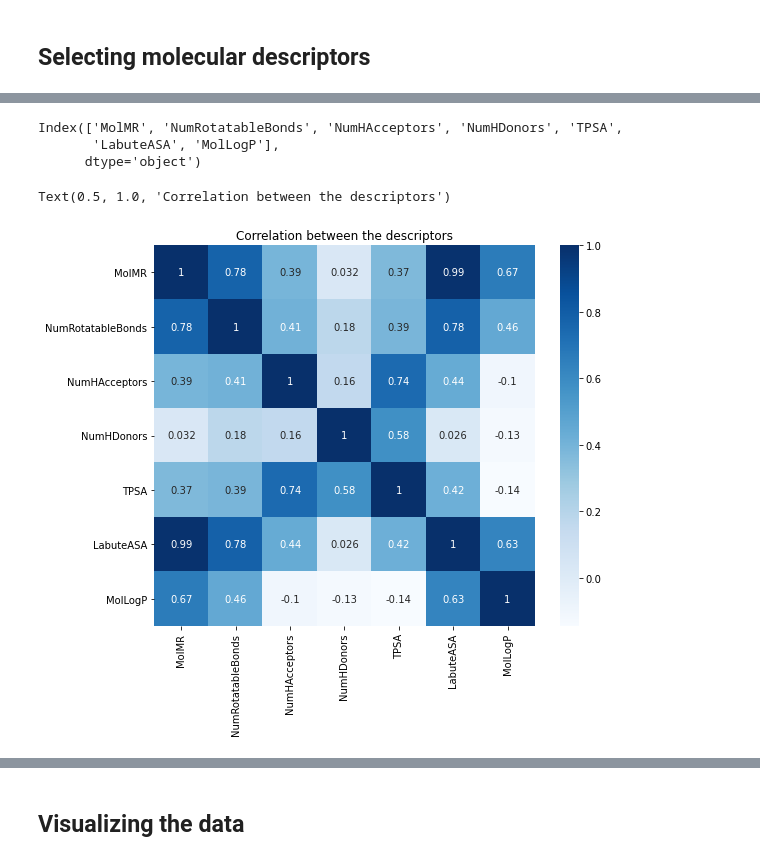
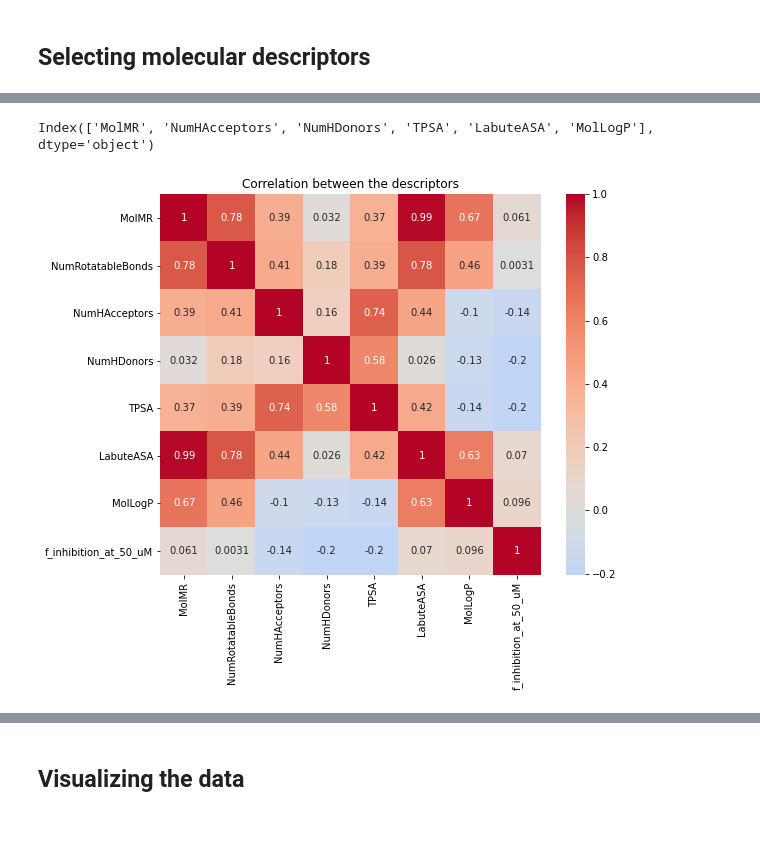
Before and after one commit to caiocrocha/SarsCov2Classifier, a Jupyter notebook: ML.ipynb, the cells around one changed output, grey strips where cells are left out. Cells and saved outputs as stored; diff of their text form; code cells hidden in the pictures; blank space fills up the shorter version.

```diff
--- a/ML.ipynb
+++ b/ML.ipynb
@@ -218,0 +222,15 @@ data.head()
+# %%
+from sklearn.linear_model import LassoCV
+
+reg = LassoCV()
+reg.fit(X, y)
+print("Best alpha using built-in LassoCV: %f" % reg.alpha_)
+print("Best score using built-in LassoCV: %f" % reg.score(X,y))
+
+coef = pd.Series(reg.coef_, index = X.columns)
+print("Lasso picked " + str(sum(coef != 0)) + " variables and eliminated the other " +  str(sum(coef == 0)) + " variables")
+
+imp_coef = coef.sort_values()
+plt.rcParams['figure.figsize'] = (8.0, 10.0)
+imp_coef.plot(kind = "barh")
+plt.title("Feature importance using Lasso Model")
@@ -219,25 +243,23 @@ data.head()
 # %%
 from sklearn.feature_selection import VarianceThreshold
+from sklearn.preprocessing import MinMaxScaler
 
-y = data['f_activity']
-X = data[descriptors_list]
-
-var = VarianceThreshold(threshold=0.3)
-var = var.fit(X, y)
+var = VarianceThreshold(threshold=0.02)
+X_transformed = MinMaxScaler().fit_transform(X)
+var = var.fit(X_transformed, y)
 
 # Select features with a high variance
 cols = var.get_support(indices=True)
 selected = X.columns[cols]
 selected
 # %% [output]
-Index(['MolMR', 'NumRotatableBonds', 'NumHAcceptors', 'NumHDonors', 'TPSA',
-       'LabuteASA', 'MolLogP'],
-      dtype='object')
+Index(['MolMR', 'NumHAcceptors', 'NumHDonors', 'TPSA', 'LabuteASA', 'MolLogP'], dtype='object')
 # %%
 plt.figure(figsize=(9,7))
-cor = X.corr()
-sns.heatmap(cor, annot=True, cmap='Blues', square=True)
+X = pd.merge(data[['CID'] + descriptors_list], activity[['CID','f_inhibition_at_50_uM']], on='CID')
+cor = X.corr(method='pearson')
+sns.heatmap(cor, annot=True, cmap='coolwarm', center=0, square=True)
 plt.title('Correlation between the descriptors')
+plt.savefig('figures/heatmap-descriptors.png', dpi=128)
 # %% [output]
-Text(0.5, 1.0, 'Correlation between the descriptors')
-[figure, old version]
+[figure, new version]
```
Also changed, not shown: parts of 9 cells of this notebook, 18 other files.
